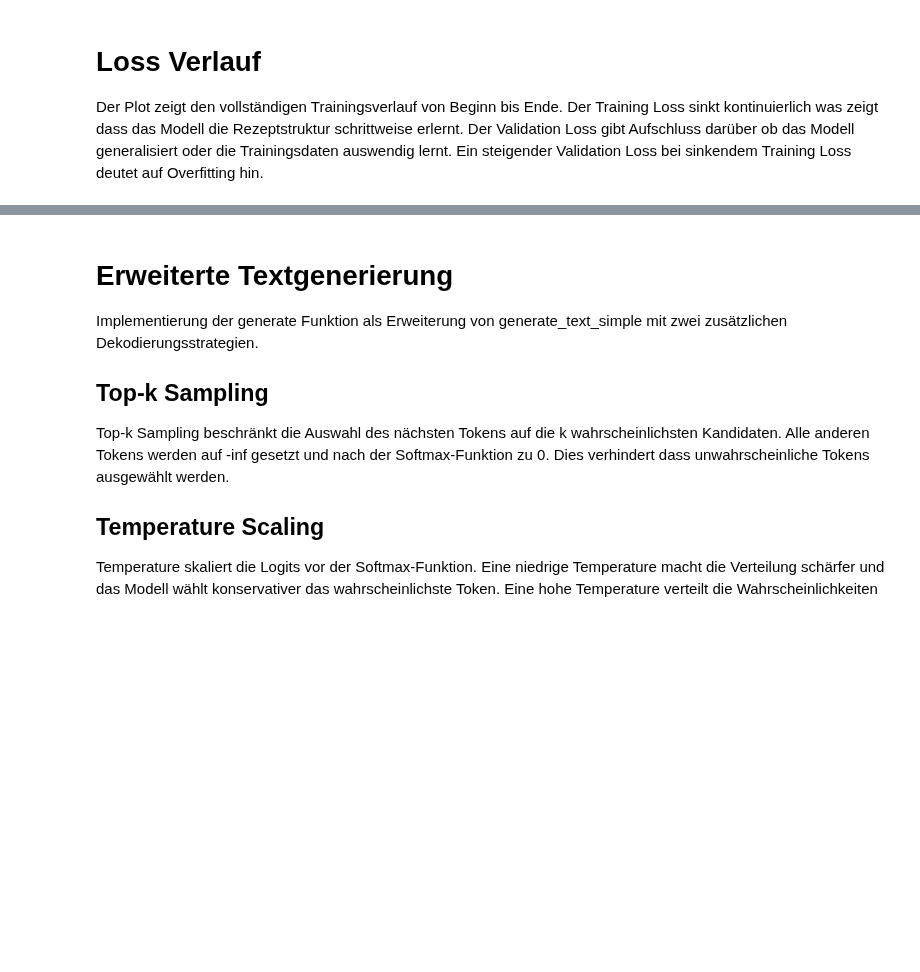
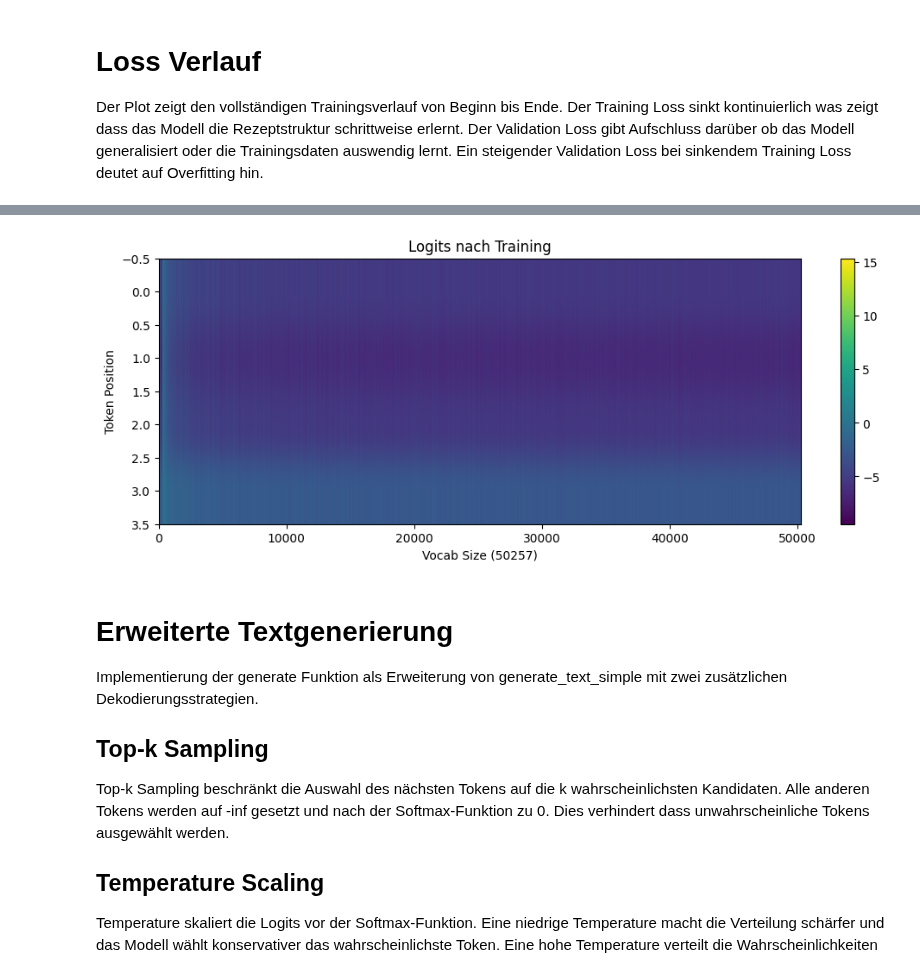
Before and after one commit to fhollaender/LLMs-from-scratch, a Jupyter notebook: Abgabe/lab5.ipynb, the cells around one changed output, grey strips where cells are left out. Cells and saved outputs as stored; diff of their text form; code cells hidden in the pictures; blank space fills up the shorter version.

```diff
--- a/Abgabe/lab5.ipynb
+++ b/Abgabe/lab5.ipynb
@@ -465,3 +531,18 @@ plot_losses(epochs_tensor, tokens_seen, train_losses, val_losses)
+# %%
+model.eval()
+with torch.no_grad():
+    output_nach = model(encoded_tensor)
+model.train()
+
+plt.figure(figsize=(12, 4))
+plt.imshow(output_nach[0].cpu().detach().numpy(), aspect='auto', cmap='viridis')
+plt.colorbar()
+plt.title("Logits nach Training")
+plt.xlabel("Vocab Size (50257)")
+plt.ylabel("Token Position")
+plt.show()
+# %% [output]
+[figure, added]
 # %% [markdown]
 # Erweiterte Textgenerierung
 
```
Also changed, not shown: parts of 18 cells of this notebook.
